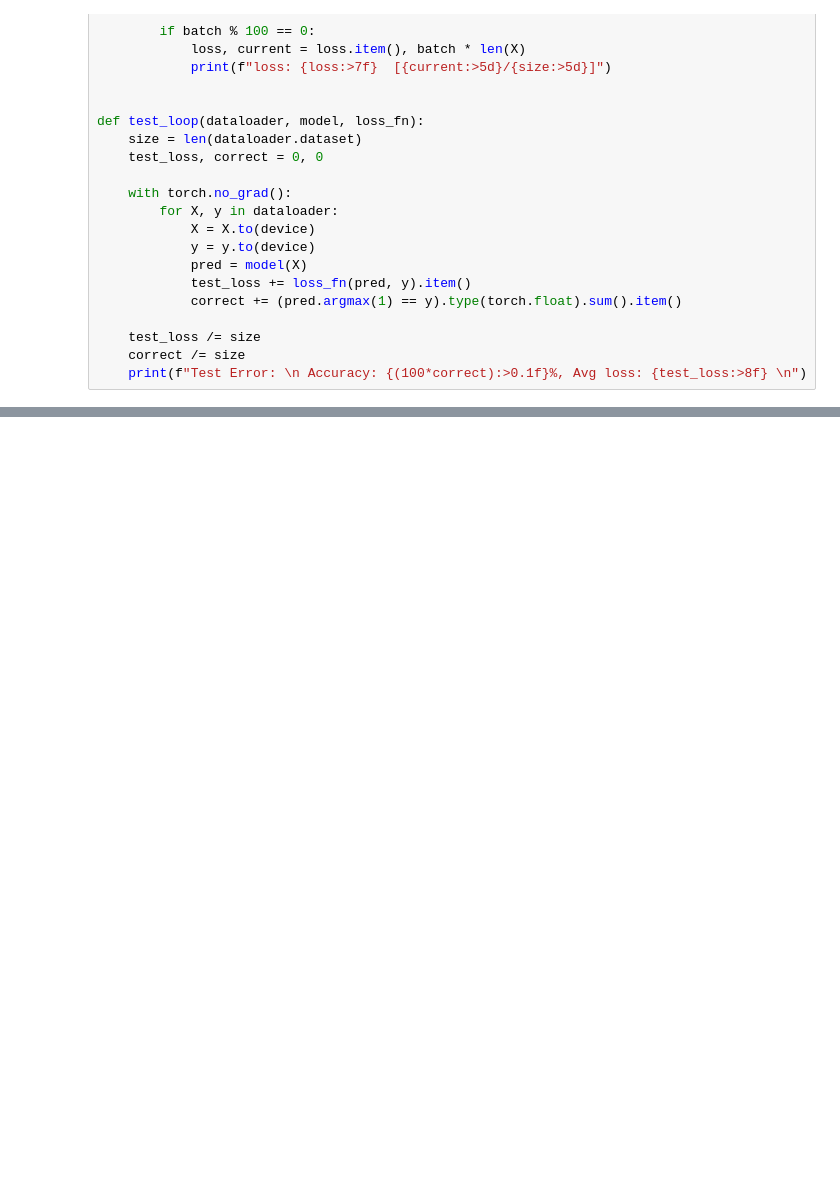
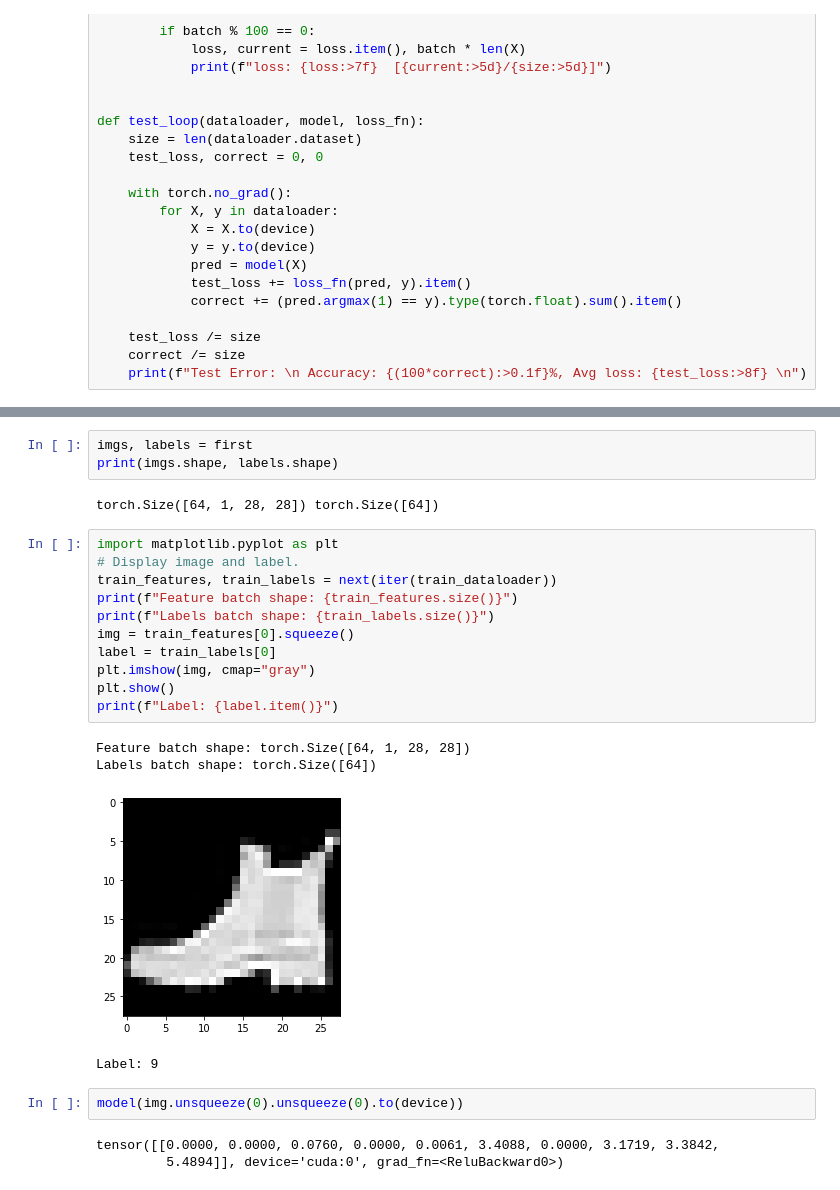
Before and after one commit to lyra95/lyra95.github.io, a Jupyter notebook: static/ml/MNIST.ipynb, the cells around one changed output, grey strips where cells are left out. Drawn from its saved outputs; the diff is of its cells as text; blank space fills up the shorter version.

```diff
--- a/static/ml/MNIST.ipynb
+++ b/static/ml/MNIST.ipynb
@@ -109,0 +198,26 @@ Done!
+# %%
+imgs, labels = first
+print(imgs.shape, labels.shape)
+# %% [output]
+torch.Size([64, 1, 28, 28]) torch.Size([64])
+# %%
+import matplotlib.pyplot as plt
+# Display image and label.
+train_features, train_labels = next(iter(train_dataloader))
+print(f"Feature batch shape: {train_features.size()}")
+print(f"Labels batch shape: {train_labels.size()}")
+img = train_features[0].squeeze()
+label = train_labels[0]
+plt.imshow(img, cmap="gray")
+plt.show()
+print(f"Label: {label.item()}")
+# %% [output]
+Feature batch shape: torch.Size([64, 1, 28, 28])
+Labels batch shape: torch.Size([64])
+[figure, added]
+Label: 9
+# %%
+model(img.unsqueeze(0).unsqueeze(0).to(device))
+# %% [output]
+tensor([[0.0000, 0.0000, 0.0760, 0.0000, 0.0061, 3.4088, 0.0000, 3.1719, 3.3842,
+         5.4894]], device='cuda:0', grad_fn=<ReluBackward0>)
```
Also changed, not shown: parts of 13 cells of this notebook, 7 other files.
